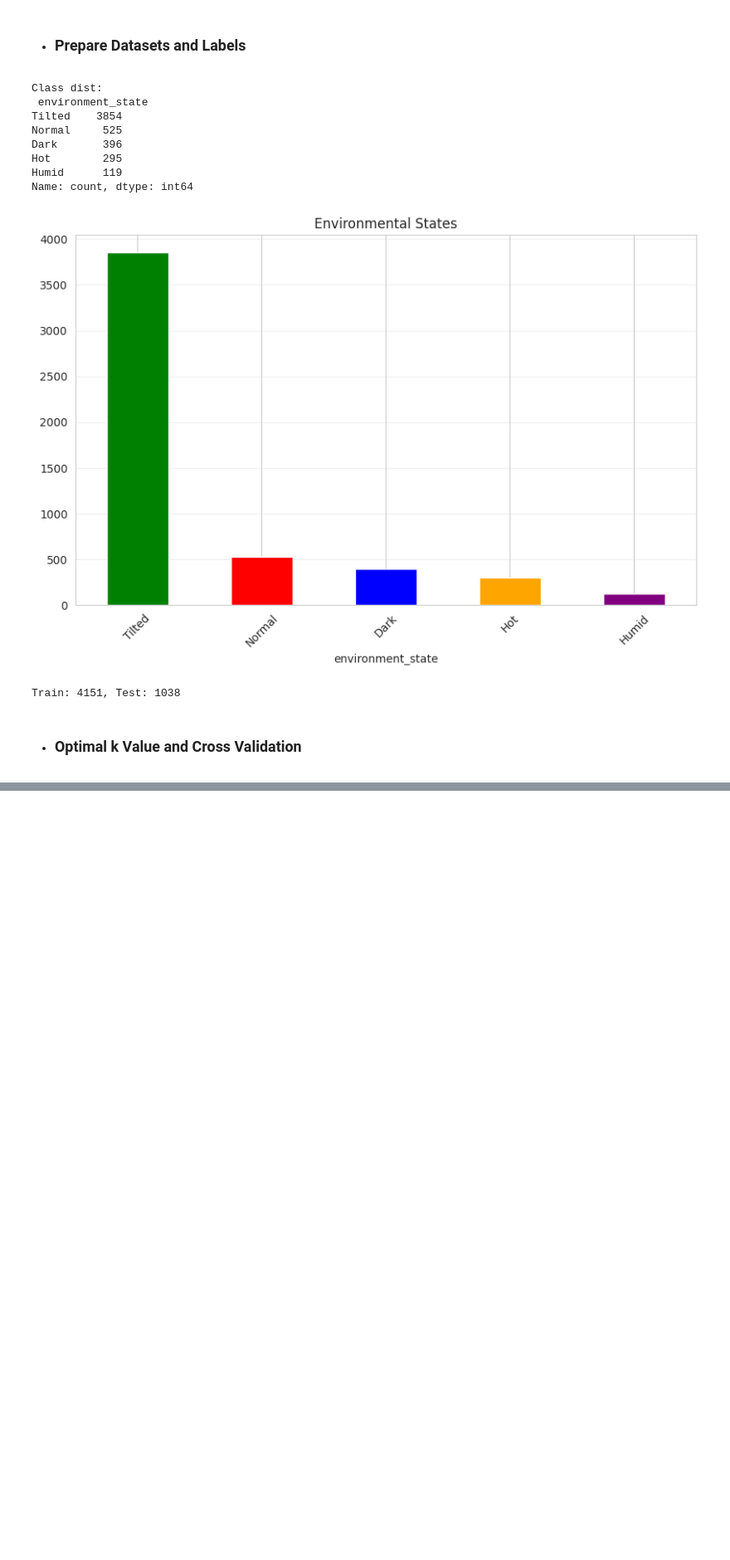
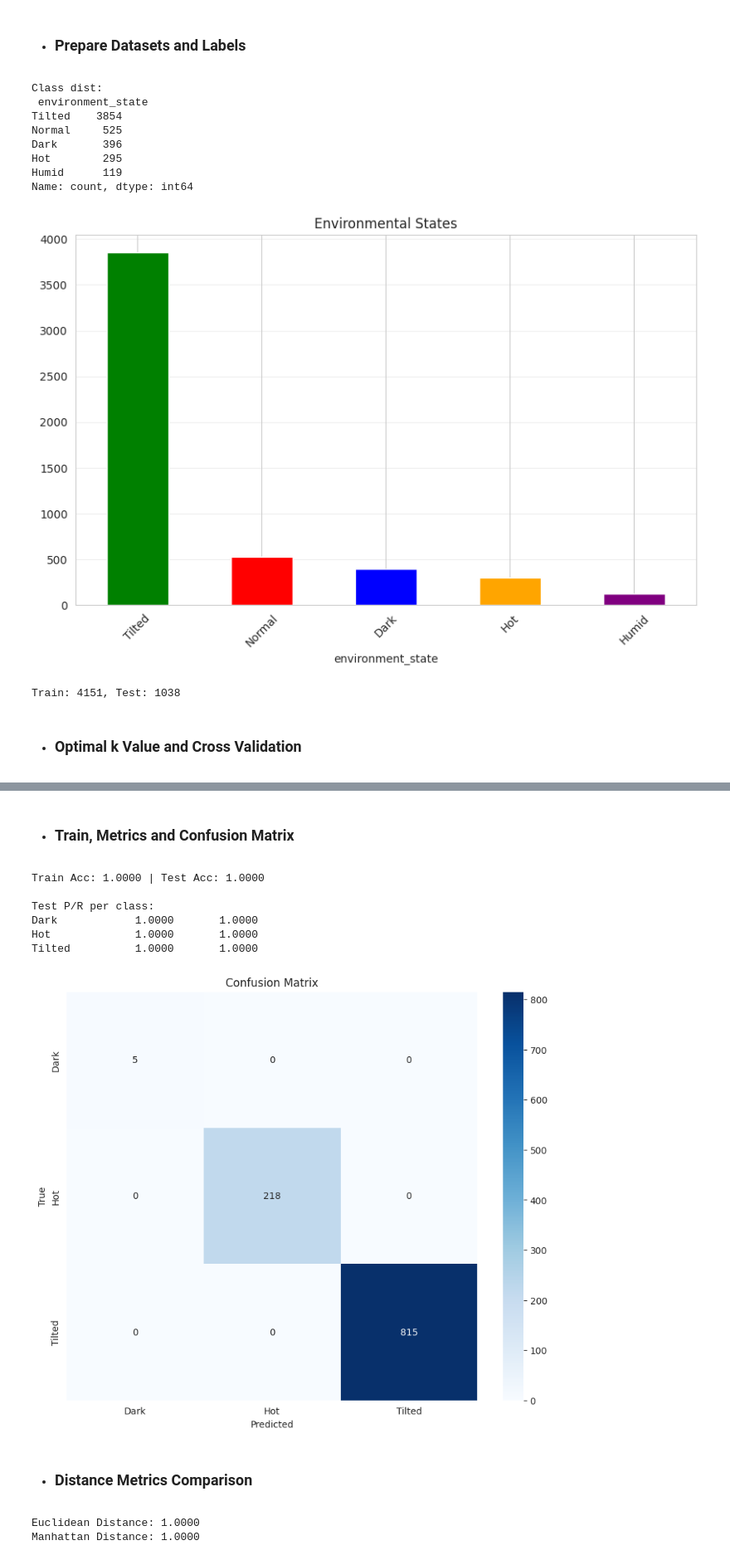
Before and after one commit to EmperorOlashinbo/environment_monitor, a Jupyter notebook: project.ipynb, the cells around one changed output, grey strips where cells are left out. Shown: that part at 83% size. Cells and saved outputs as stored; diff of their text form; code cells hidden in the pictures; blank space fills up the shorter version.

Commit message:
Distance Metrics Comparison.

```diff
--- a/project.ipynb
+++ b/project.ipynb
@@ -674,0 +681,72 @@ print(f"CV (k={best_k}, weighted): {cv_mean:.4f} ± {cv_std:.4f}")
+# %% [markdown]
+- ### Train, Metrics and Confusion Matrix
+# %%
+def calculate_classification_metrics(y_true, y_pred):
+    accuracy = np.mean(y_true == y_pred)
+    classes = np.unique(y_true)
+    precision, recall = {}, {}
+    for cls in classes:
+        tp = np.sum((y_true == cls) & (y_pred == cls))
+        fp = np.sum((y_true != cls) & (y_pred == cls))
+        fn = np.sum((y_true == cls) & (y_pred != cls))
+        precision[cls] = tp / (tp + fp) if (tp + fp) > 0 else 0
+        recall[cls] = tp / (tp + fn) if (tp + fn) > 0 else 0
+    return {'accuracy': accuracy, 'precision': precision, 'recall': recall}
+
+def create_confusion_matrix(y_true, y_pred, classes):
+    n_classes = len(classes)
+    cm = np.zeros((n_classes, n_classes), dtype=int)
+    class_to_idx = {cls: i for i, cls in enumerate(classes)}
+    for true, pred in zip(y_true, y_pred):
+        cm[class_to_idx[true], class_to_idx[pred]] += 1
+    return cm
+
+# Train final (weighted)
+knn_final = WeightedKNearestNeighbors(k=best_k, weights='distance')
+knn_final.fit(X_train_knn_scaled, y_train_knn)
+y_train_pred_knn = knn_final.predict(X_train_knn_scaled)
+y_test_pred_knn = knn_final.predict(X_test_knn_scaled)
+
+train_metrics = calculate_classification_metrics(y_train_knn, y_train_pred_knn)
+test_metrics = calculate_classification_metrics(y_test_knn, y_test_pred_knn)
+print(f"Train Acc: {train_metrics['accuracy']:.4f} | Test Acc: {test_metrics['accuracy']:.4f}")
+
+print("\nTest P/R per class:")
+for cls in test_metrics['precision'].keys():
+    precision = test_metrics['precision'][cls]
+    recall = test_metrics['recall'][cls]
+    print(f"{cls:<15} {precision:<12.4f} {recall:<12.4f}")
+
+# Confusion
+classes = np.unique(y_test_knn)
+cm = create_confusion_matrix(y_test_knn, y_test_pred_knn, classes)
+plt.figure(figsize=(10, 8))
+sns.heatmap(cm, annot=True, fmt='d', cmap='Blues', xticklabels=classes, yticklabels=classes)
+plt.title('Confusion Matrix')
+plt.xlabel('Predicted')
+plt.ylabel('True')
+plt.show()
+# %% [output]
+Train Acc: 1.0000 | Test Acc: 1.0000
+
+Test P/R per class:
+Dark            1.0000       1.0000
+Hot             1.0000       1.0000
+Tilted          1.0000       1.0000
+[figure, added]
+# %% [markdown]
+- ### Distance Metrics Comparison
+# %%
+metrics_comparison = {}
+
+for metric in ['euclidean', 'manhattan']:
+    knn_metric = KNearestNeighbors(k=best_k, distance_metric=metric)
+    knn_metric.fit(X_train_knn_scaled, y_train_knn)
+
+    test_accuracy = knn_metric.score(X_test_knn_scaled, y_test_knn)
+    metrics_comparison[metric] = test_accuracy
+
+    print(f"{metric.capitalize()} Distance: {test_accuracy:.4f}")
+# %% [output]
+Euclidean Distance: 1.0000
+Manhattan Distance: 1.0000
```
Also changed, not shown: parts of 1 cell of this notebook.
